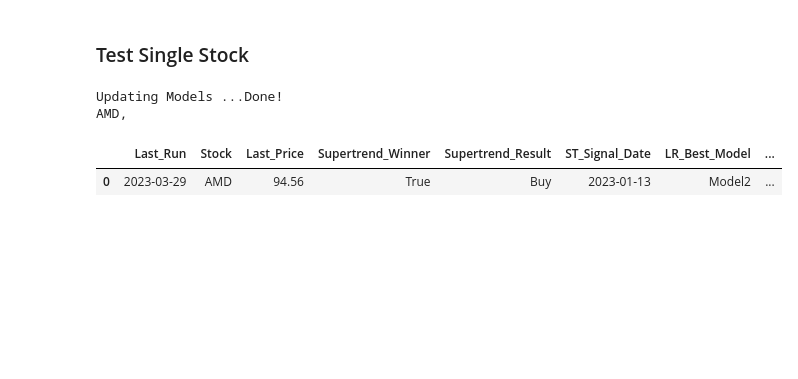
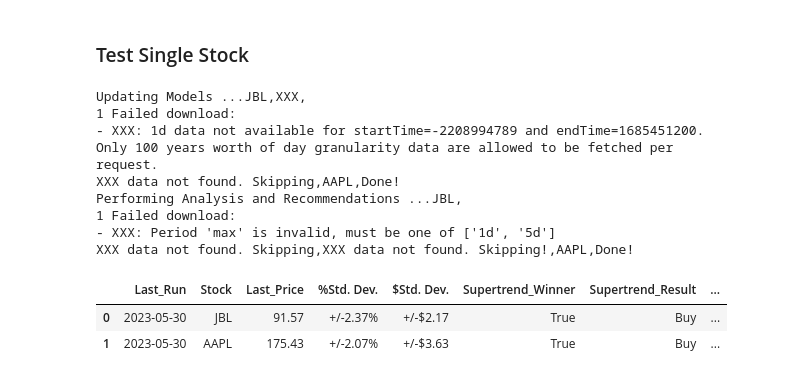
Before and after one commit to sabawi/stocks_evaluator, a Jupyter notebook: evaluate_this.ipynb, the cells around one changed output. Cells and saved outputs as stored; diff of their text form; code cells hidden in the pictures; blank space fills up the shorter version.

```diff
--- a/evaluate_this.ipynb
+++ b/evaluate_this.ipynb
@@ -1,6 +1,8 @@
 # %%
 import pandas as pd
 import numpy as np
+import matplotlib.pyplot as plt
+from matplotlib.backends.backend_pdf import PdfPages
 from scipy.stats import norm
 import datetime
 import os
@@ -10,3 +12,5 @@ import smacross_lib as smacross
 import CAPM_lib as capm
 import LR_run_model_lib as LR_run
 import LR_model_lib as LR_models
+import yfinance as yf
+pd.set_option('display.max_rows', 200)
@@ -53,8 +70,8 @@ def init_eval_table():
                'LR_Best_Model'     ,'LR_Next_Day_Recomm', 'SMA_Crossed_Up','SMA_X_Date'        ,'SMA_FastXSlow'    , 'Beta'         ,
                'CAPM'              ,'Daily_VaR'  ]
 
-    dtypes = [np.datetime64        , str                , float            ,str      ,str        , bool              , str               , str            ,
-              str                  , str                , str              , np.datetime64     , str               , float          ,
+    dtypes = ['datetime64[ns]'       , str                , float            ,str      ,str        , bool              , str               , str            ,
+              str                  , str                , str              , 'datetime64[ns]'    , str               , float          ,
               float                , float        ]
 
     # Initialize the DataFrame with empty rows
@@ -108,10 +125,16 @@ def recommendation_table(eval_df,stock_list, lookback_years=1, sma_fast=40, sma_
     if run_update_models :
         print("Updating Models ...",end='')
         stock_best_model_df = update_models(stock_list=stock_list)
-        print('Done!')
+        print("Done!")
+
+    print('Performing Analysis and Recommendations ...',end='')
 
     for s in stock_list:
         winner,buysell,buysell_date,close_price,stock_data = run_supertrend(s,start_date)
+        if(len(stock_data)<2):
+            print(f"{s} data not found. Skipping!",end=",")
+            continue
+
         print(f"{s}",end=',')
         mean, std_dev = get_sigma(stock_data)
         std_dev_pct = round(std_dev * 100,2)
@@ -137,6 +160,7 @@ def recommendation_table(eval_df,stock_list, lookback_years=1, sma_fast=40, sma_
 
         eval_df = add_update(eval_df=eval_df,values = new_row)
 
+    print("Done!")
     return eval_df
 # %%
 def eval_all_sp500(lookback_years = 1,sma_fast = 40, sma_slow = 200, regenerate_models = False ):
@@ -331,12 +457,21 @@ Crossed_up
 # %% [markdown]
 ### Test Single Stock
 # %%
+stock_to_test = 'swks'
 single_stock_df = init_eval_table()
-single_stock_list = ['amd']
+single_stock_list = [stock_to_test]
+single_stock_list = ['jbl','xxx','aapl']
 single_stock_df = recommendation_table(single_stock_df,single_stock_list, lookback_years=5, sma_fast=40, sma_slow=200,run_update_models=True)
 single_stock_df
 # %% [output]
-Updating Models ...Done!
-AMD,
+Updating Models ...JBL,XXX,
+1 Failed download:
+- XXX: 1d data not available for startTime=-2208994789 and endTime=1685451200. Only 100 years worth of day granularity data are allowed to be fetched per request.
+XXX data not found. Skipping,AAPL,Done!
+Performing Analysis and Recommendations ...JBL,
+1 Failed download:
+- XXX: Period 'max' is invalid, must be one of ['1d', '5d']
+XXX data not found. Skipping,XXX data not found. Skipping!,AAPL,Done!
-|  | Last_Run | Stock | Last_Price | Supertrend_Winner | Supertrend_Result | ST_Signal_Date | LR_Best_Model | ... |
-| 0 | 2023-03-29 | AMD | 94.56 | True | Buy | 2023-01-13 | Model2 | ... |
+|  | Last_Run | Stock | Last_Price | %Std. Dev. | $Std. Dev. | Supertrend_Winner | Supertrend_Result | ... |
+| 0 | 2023-05-30 | JBL | 91.57 | +/-2.37% | +/-$2.17 | True | Buy | ... |
+| 1 | 2023-05-30 | AAPL | 175.43 | +/-2.07% | +/-$3.63 | True | Buy | ... |
```
Also changed, not shown: parts of 23 cells of this notebook, 3 other files.
